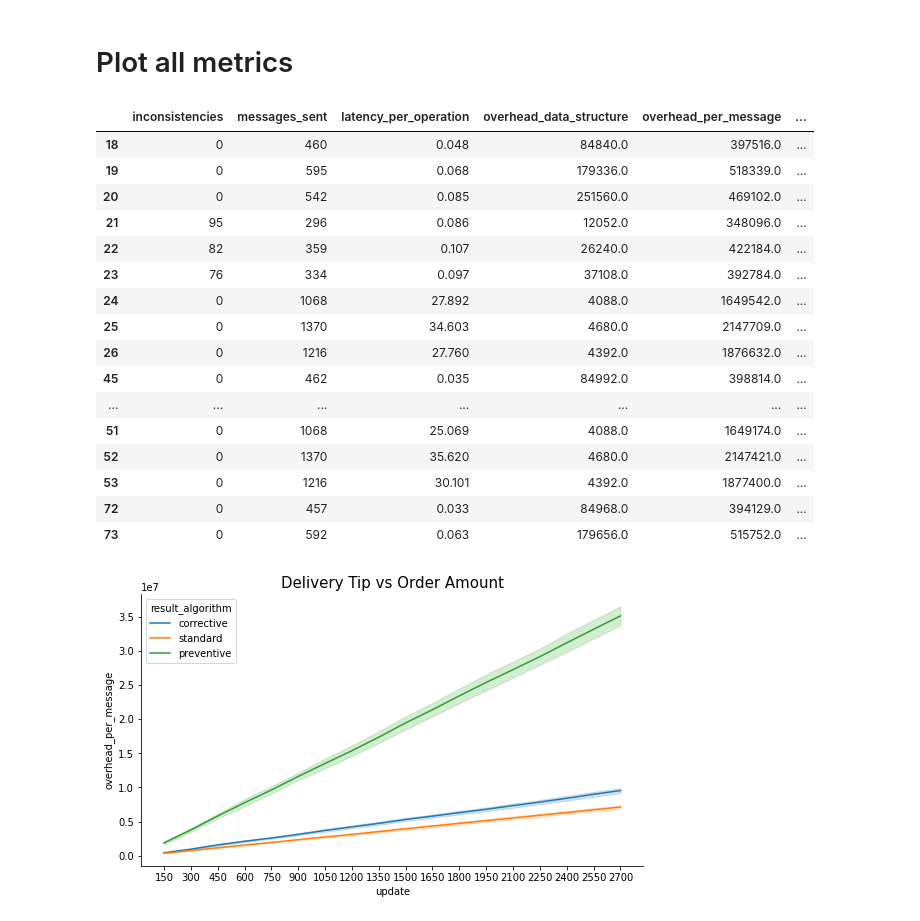
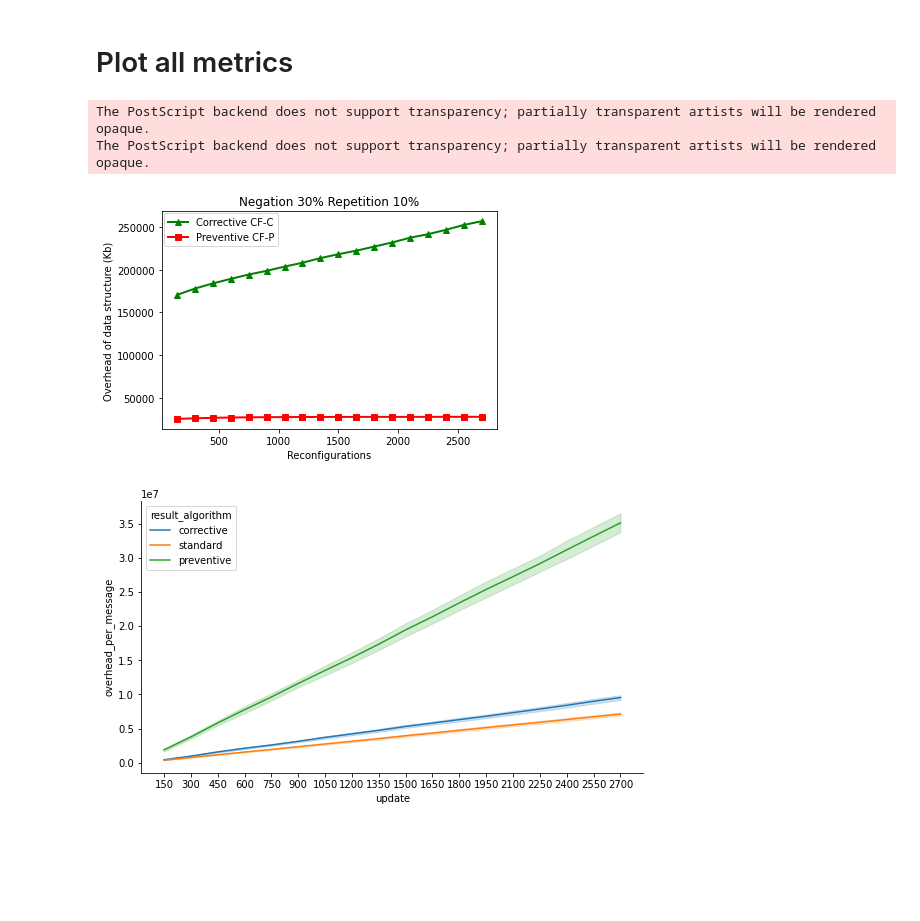
Before and after one commit to JosueCastaneda/process_data, a Jupyter notebook: test_3d.ipynb, the cells around one changed output. Drawn from its saved outputs; the diff is of its cells as text; code cells hidden in the pictures; blank space fills up the shorter version.

Commit message:
Added the plot for seaborn, the script simplifies the processing, and creates a new directory to save images and not create a conflict;

```diff
--- a/test_3d.ipynb
+++ b/test_3d.ipynb
@@ -285,35 +285,18 @@ types_list = ['concurrent']
 y_label_index = 0
 for col in columns_metrics:
     for ty in types_list:
-        if col == 'overhead_per_message':
+        if col == 'overhead_data_structure':
             plot_metric(col, ty, ylabels[y_label_index])
         y_label_index += 1
+# %% [output]
+The PostScript backend does not support transparency; partially transparent artists will be rendered opaque.
+The PostScript backend does not support transparency; partially transparent artists will be rendered opaque.
+[figure, added]
 # %%
-# Import dataset as a pandas dataframe
 data_neg_30_del_10 =  all_results[(all_results['negation_probability'] =='30')]
-display(data_neg_30_del_10.head(20))
-
 fig, ax = plt.subplots(figsize=(9,5))
-sns.lineplot(data=data_neg_30_del_10, x="update", y="overhead_per_message", ci='sd', hue="result_algorithm")
+g = sns.lineplot(data=data_neg_30_del_10, x="update", y="overhead_per_message", ci='sd', hue="result_algorithm")
 sns.despine()
-ax.set_title("Delivery Tip vs Order Amount", fontsize=15)
 plt.show()
 # %% [output]
-|  | inconsistencies | messages_sent | latency_per_operation | overhead_data_structure | overhead_per_message | ... |
-| 18 | 0 | 460 | 0.048 | 84840.0 | 397516.0 | ... |
-| 19 | 0 | 595 | 0.068 | 179336.0 | 518339.0 | ... |
-| 20 | 0 | 542 | 0.085 | 251560.0 | 469102.0 | ... |
-| 21 | 95 | 296 | 0.086 | 12052.0 | 348096.0 | ... |
-| 22 | 82 | 359 | 0.107 | 26240.0 | 422184.0 | ... |
-| 23 | 76 | 334 | 0.097 | 37108.0 | 392784.0 | ... |
-| 24 | 0 | 1068 | 27.892 | 4088.0 | 1649542.0 | ... |
-| 25 | 0 | 1370 | 34.603 | 4680.0 | 2147709.0 | ... |
-| 26 | 0 | 1216 | 27.760 | 4392.0 | 1876632.0 | ... |
-| 45 | 0 | 462 | 0.035 | 84992.0 | 398814.0 | ... |
-| ... | ... | ... | ... | ... | ... | ... |
-| 51 | 0 | 1068 | 25.069 | 4088.0 | 1649174.0 | ... |
-| 52 | 0 | 1370 | 35.620 | 4680.0 | 2147421.0 | ... |
-| 53 | 0 | 1216 | 30.101 | 4392.0 | 1877400.0 | ... |
-| 72 | 0 | 457 | 0.033 | 84968.0 | 394129.0 | ... |
-| 73 | 0 | 592 | 0.063 | 179656.0 | 515752.0 | ... |
-[figure, old version]
+[figure, new version]
```
Also changed, not shown: parts of 1 cell of this notebook, 16 other files.
